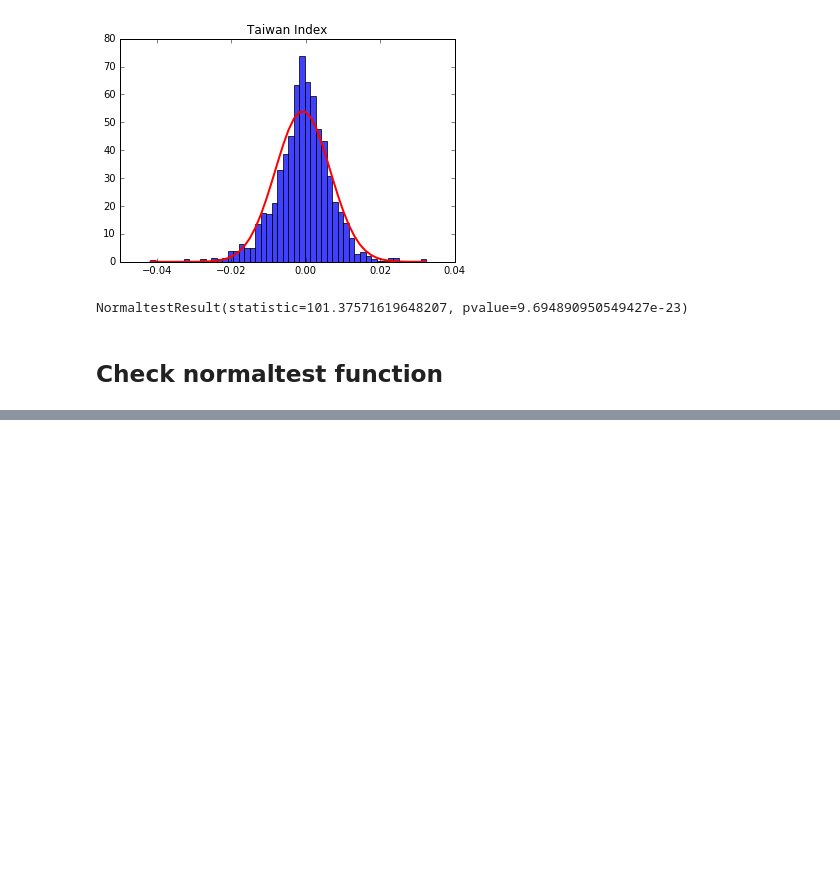
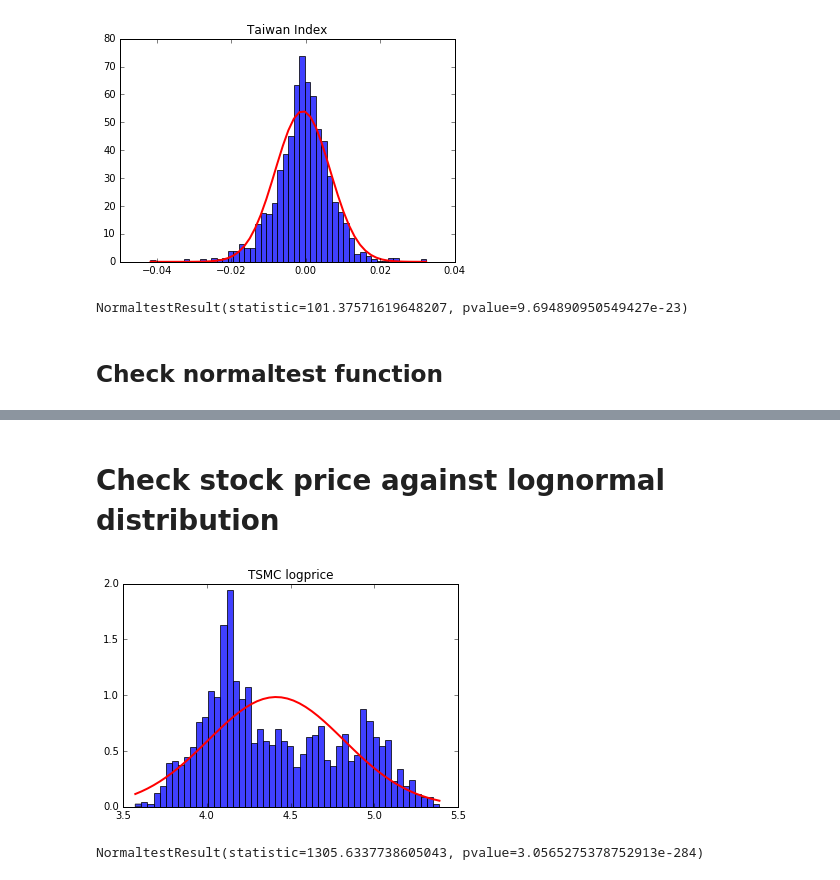
Before and after one commit to tastypotinc/twstock_research, a Jupyter notebook: Taiwanese stock volatility and normal distribution.ipynb, the cells around one changed output, grey strips where cells are left out. Cells and saved outputs as stored; diff of their text form; code cells hidden in the pictures; blank space fills up the shorter version.

Commit message:
add logprice check

```diff
--- a/Taiwanese stock volatility and normal distribution.ipynb
+++ b/Taiwanese stock volatility and normal distribution.ipynb
@@ -161,0 +162,16 @@ NormaltestResult(statistic=0.29547022548310992, pvalue=0.86265959221470334)
+# %% [markdown]
+# Check stock price against lognormal distribution
+# %%
+price = tsmc.close
+logprice = np.log(price)
+n, bins, patches = plt.hist(logprice, 50, normed=1, facecolor='blue', alpha=0.75)
+sigma = logprice.std()
+mu = logprice.mean()
+y = mlab.normpdf(bins, mu, sigma)
+l = plt.plot(bins, y, 'r-', linewidth=2)
+plt.title("TSMC logprice")
+plt.show()
+stats.normaltest(logprice)
+# %% [output]
+[figure, added]
+NormaltestResult(statistic=1305.6337738605043, pvalue=3.0565275378752913e-284)
```
Also changed, not shown: parts of 5 cells of this notebook.
